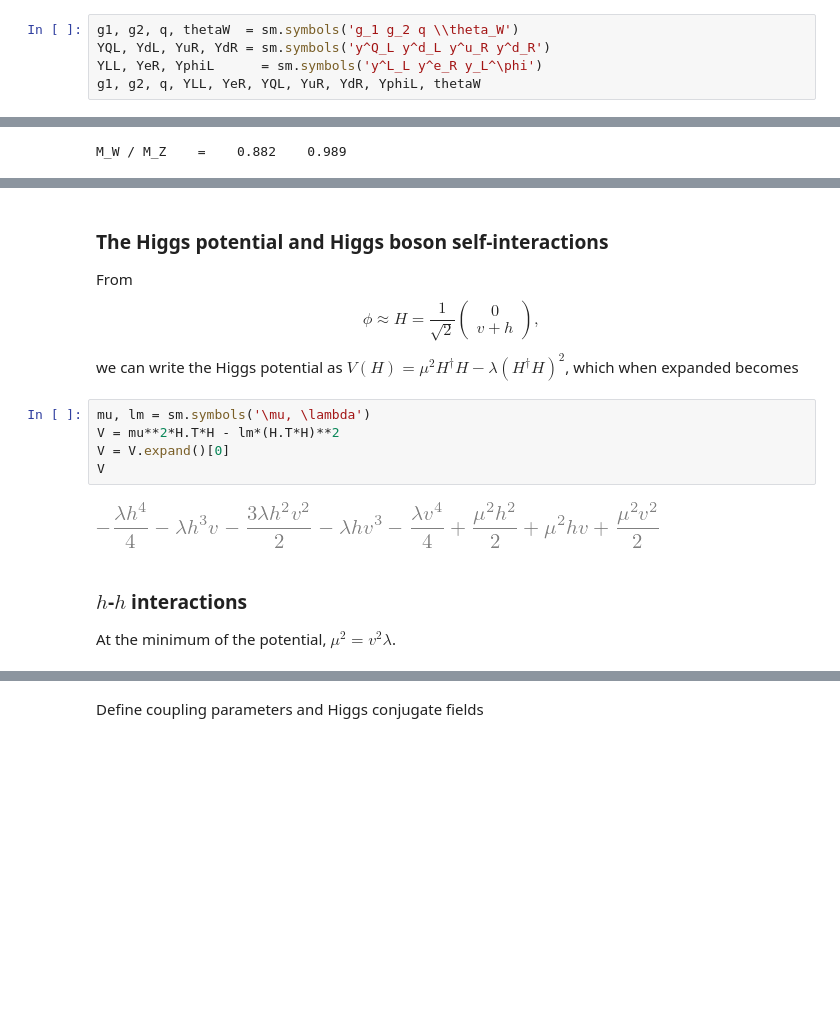
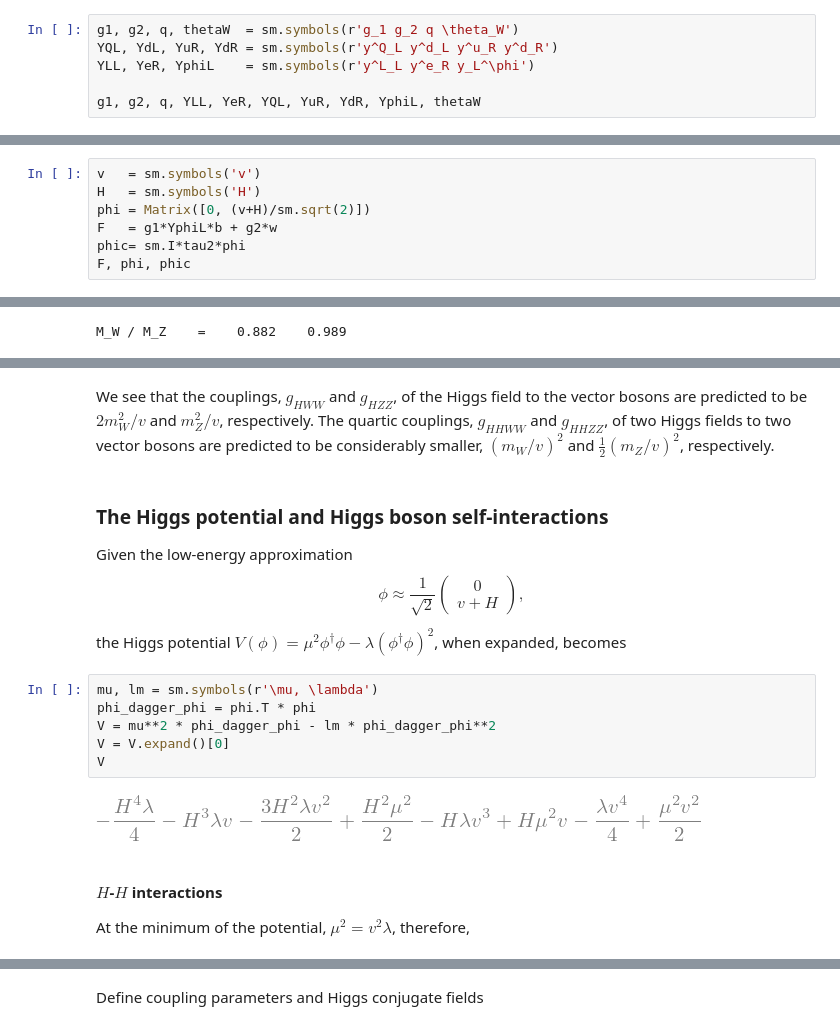
Before and after one commit to hbprosper/GSW, a Jupyter notebook: GlashowSalamWeinberg.ipynb, the cells around one changed output, grey strips where cells are left out. Saved outputs shown, nothing was run; the diff lists cells and outputs as text; blank space fills up the shorter version.

```diff
--- a/GlashowSalamWeinberg.ipynb
+++ b/GlashowSalamWeinberg.ipynb
@@ -221,7 +277,8 @@ Wplus, Wminus, Z, A
 # %%
-g1, g2, q, thetaW  = sm.symbols('g_1 g_2 q \\theta_W')
-YQL, YdL, YuR, YdR = sm.symbols('y^Q_L y^d_L y^u_R y^d_R')
-YLL, YeR, YphiL      = sm.symbols('y^L_L y^e_R y_L^\phi')
+g1, g2, q, thetaW  = sm.symbols(r'g_1 g_2 q \theta_W')
+YQL, YdL, YuR, YdR = sm.symbols(r'y^Q_L y^d_L y^u_R y^d_R')
+YLL, YeR, YphiL    = sm.symbols(r'y^L_L y^e_R y_L^\phi')
+
 g1, g2, q, YLL, YeR, YQL, YuR, YdR, YphiL, thetaW
 # %% [output]
 [figure]
@@ -629,0 +691,7 @@ f
+# %%
+v   = sm.symbols('v')
+H   = sm.symbols('H')
+phi = Matrix([0, (v+H)/sm.sqrt(2)])
+F   = g1*YphiL*b + g2*w
+phic= sm.I*tau2*phi
+F, phi, phic
@@ -669,22 +777,24 @@ M_W / M_Z    =    0.882    0.989
+# %% [markdown]
+We see that the couplings, $g_{HWW}$ and $g_{HZZ}$, of the Higgs field to the vector bosons are predicted to be $2 m_W^2/v$ and $m_Z^2 / v$, respectively. The quartic couplings, $g_{HHWW}$ and $g_{HHZZ}$, of two Higgs fields to two vector bosons are predicted to be considerably smaller, $(m_W / v)^2$ and $\frac{1}{2}(m_Z / v)^2$, respectively.
 # %% [markdown]
 ### The Higgs potential and Higgs boson self-interactions
 
-From
-$$\phi \approx H = \frac{1}{\sqrt{2}}\begin{pmatrix} 0 \\ v + h\end{pmatrix},$$
+Given the low-energy approximation
+$$\phi \approx \frac{1}{\sqrt{2}}\begin{pmatrix} 0 \\ v + H\end{pmatrix},$$
 
-we can write the Higgs potential as
-$V(H) = \mu^2 H^\dagger H - \lambda (H^\dagger H)^2$, which when expanded becomes
+the Higgs potential $V(\phi) = \mu^2 \phi^\dagger \phi - \lambda (\phi^\dagger \phi)^2$, when expanded, becomes
 # %%
-mu, lm = sm.symbols('\mu, \lambda')
-V = mu**2*H.T*H - lm*(H.T*H)**2
+mu, lm = sm.symbols(r'\mu, \lambda')
+phi_dagger_phi = phi.T * phi
+V = mu**2 * phi_dagger_phi - lm * phi_dagger_phi**2
 V = V.expand()[0]
 V
 # %% [output]
-[figure, old version]
+[figure, new version]
 # %% [markdown]
-### $h$-$h$ interactions
+#### $H$-$H$ interactions
 At the minimum of the potential,
-$\mu^2 = v^2 \lambda$.
+$\mu^2 = v^2 \lambda$, therefore,
 # %%
 V = V.subs(mu**2, v**2*lm)
 V
```
Also changed, not shown: parts of 100 cells of this notebook, 2 other files.
